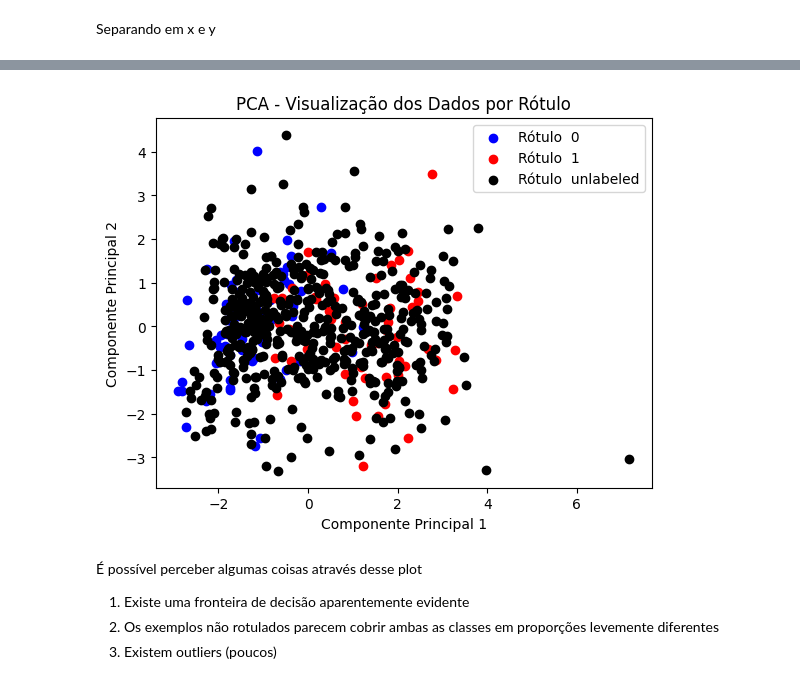
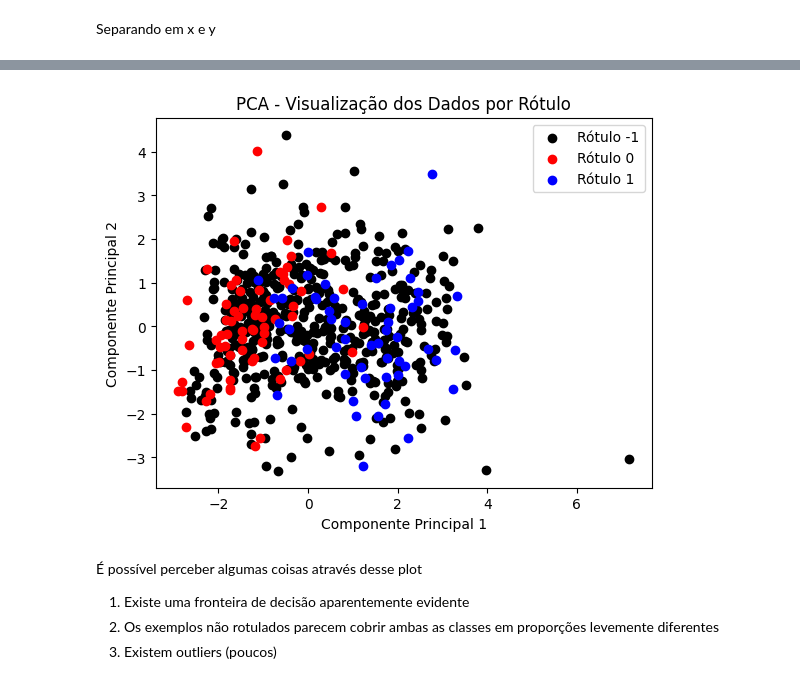
Before and after one commit to DanielAlmeida19/mineracao-dados-atividades, a Jupyter notebook: semi-supervised.ipynb, the cells around one changed output, grey strips where cells are left out. Cells and saved outputs as stored; diff of their text form; code cells hidden in the pictures.

```diff
--- a/semi-supervised.ipynb
+++ b/semi-supervised.ipynb
@@ -101,0 +104,3 @@ X = data.drop("Class", axis=1)
+# %%
+y = y.replace(" unlabeled", -1).astype(int)
+y
@@ -105,35 +123,35 @@ from sklearn.decomposition import PCA
 import matplotlib.pyplot as plt
 
 
 scaler = StandardScaler()
 pca = PCA(n_components=2)
 
 scaled_data = scaler.fit_transform(X)
 reduced_data = pca.fit_transform(scaled_data)
 
 # Criar um novo DataFrame com os dados reduzidos
 reduced_df = pd.DataFrame(reduced_data, columns=['Principal Component 1', 'Principal Component 2'])
 
 # Supondo que y tenha três valores únicos, como 0, 1 e 2.
 unique_labels = np.unique(y)
-colors = ['blue', 'red', 'black']  # Cores para cada rótulo
+colors = ['black', 'red', 'blue']  # Cores para cada rótulo
 
 # Verifique se o número de cores corresponde ao número de rótulos únicos
 if len(colors) < len(unique_labels):
     raise ValueError("Não há cores suficientes para representar todos os rótulos.")
 
 # Plotando cada rótulo separadamente
 for label, color in zip(unique_labels, colors):
     mask = y == label
     plt.scatter(reduced_data[mask, 0], reduced_data[mask, 1], label=f'Rótulo {label}', color=color)
 
 plt.xlabel('Componente Principal 1')
 plt.ylabel('Componente Principal 2')
 plt.title('PCA - Visualização dos Dados por Rótulo')
 plt.legend()
 plt.show()
 # %% [output]
-[figure, old version]
+[figure, new version]
 # %% [markdown]
 É possível perceber algumas coisas através desse plot
 <ol>
```
Also changed, not shown: parts of 16 cells of this notebook.
